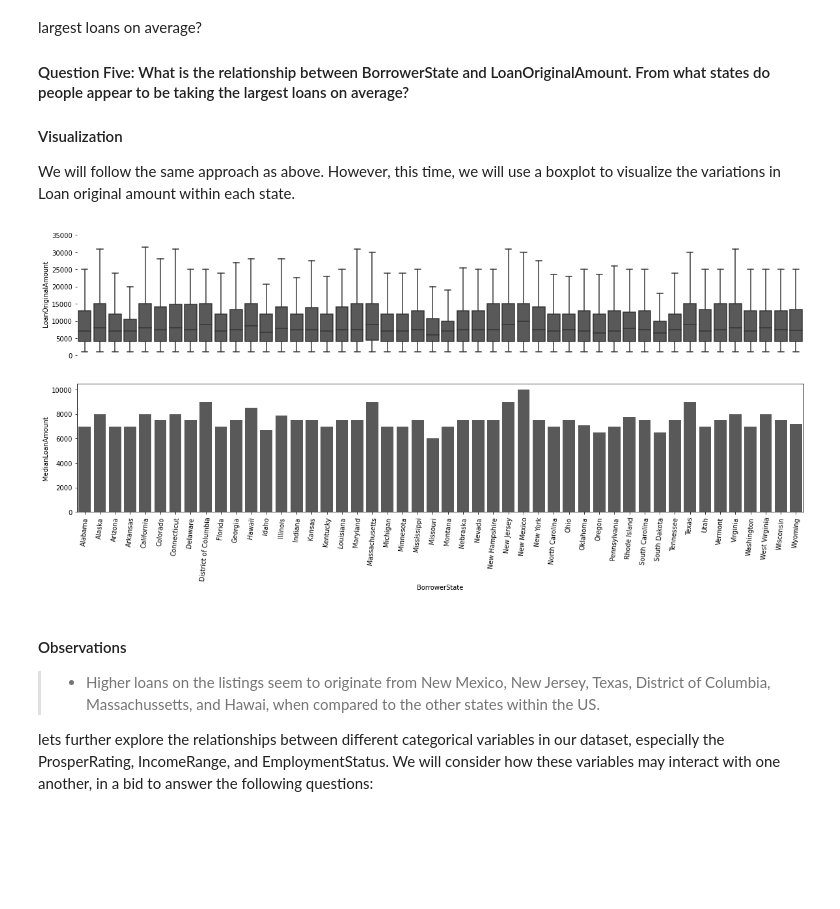
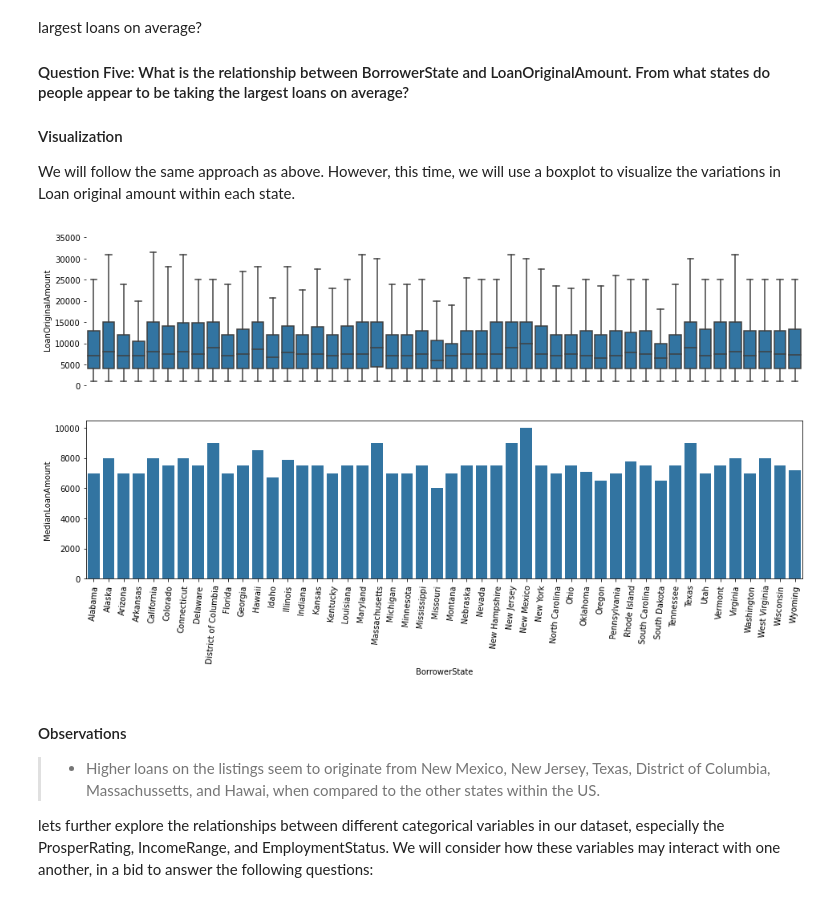
Before and after one commit to Lippins/Prosper-Loan-Data, a Jupyter notebook: exploration.ipynb, the cells around one changed output. Saved outputs shown, nothing was run; the diff lists cells and outputs as text; code cells hidden in the pictures; blank space fills up the shorter version.

```diff
--- a/exploration.ipynb
+++ b/exploration.ipynb
@@ -372,13 +372,13 @@ The BorrowerAPR (Annual percentage rate) is one of our key features of interest.
 #### Visualization
 # %%
 # Set color for all univariate plots
-colors = sns.color_palette()
+colors = sns.color_palette('Paired')
 
 # Create 40 evenly spaced bins for Borrower APR from zero to the maximum value
 bins = np.linspace(0, loan_df.BorrowerAPR.max(), 40)
 
 plt.figure(figsize=(8, 4))
-plt.hist(data=loan_df, x='BorrowerAPR', bins=bins, color = colors[3]);
+plt.hist(data=loan_df, x='BorrowerAPR', bins=bins, color = colors[1]);
 plt.xticks(np.arange(0, 0.45, 0.05))
 plt.xlabel('Borrower APR');
 # %% [output]
@@ -753,24 +754,24 @@ We will follow the same approach as above. However, this time, we will use a box
 # %%
 # Compute the median loan amount by listing category
 table = loan_df.groupby('BorrowerState')['LoanOriginalAmount'].median()
 table = table.reset_index(name='MedianLoanAmount')
 
 # Create boxplot visual
-plt.figure(figsize=(20, 8))
+plt.figure(figsize=(16, 8))
 plt.subplot(2,1,1)
 sns.boxplot(data=loan_df.sort_values(by='BorrowerState'), x='BorrowerState', y='LoanOriginalAmount',
-            fliersize=0, color=colors[3])
+            fliersize=0, color=colors[1])
 # Remove violinplot ticks, labels and spines
 plt.xticks([])
 plt.xlabel('')
 sns.despine(left=True, bottom=True)
 
 # Create barplot
 plt.subplot(2,1,2)
-sns.barplot(data=table, x='BorrowerState', y='MedianLoanAmount', ci=None, color=colors[3])
+sns.barplot(data=table, x='BorrowerState', y='MedianLoanAmount', ci=None, color=colors[1])
 plt.xticks(rotation= 85);
 # %% [output]
-[figure, old version]
+[figure, new version]
 # %% [markdown]
 #### Observations
 >- Higher loans on the listings seem to originate from New Mexico, New Jersey, Texas, District of Columbia, Massachussetts, and Hawai, when compared to the other states within the US.
```
Also changed, not shown: parts of 18 cells of this notebook.
